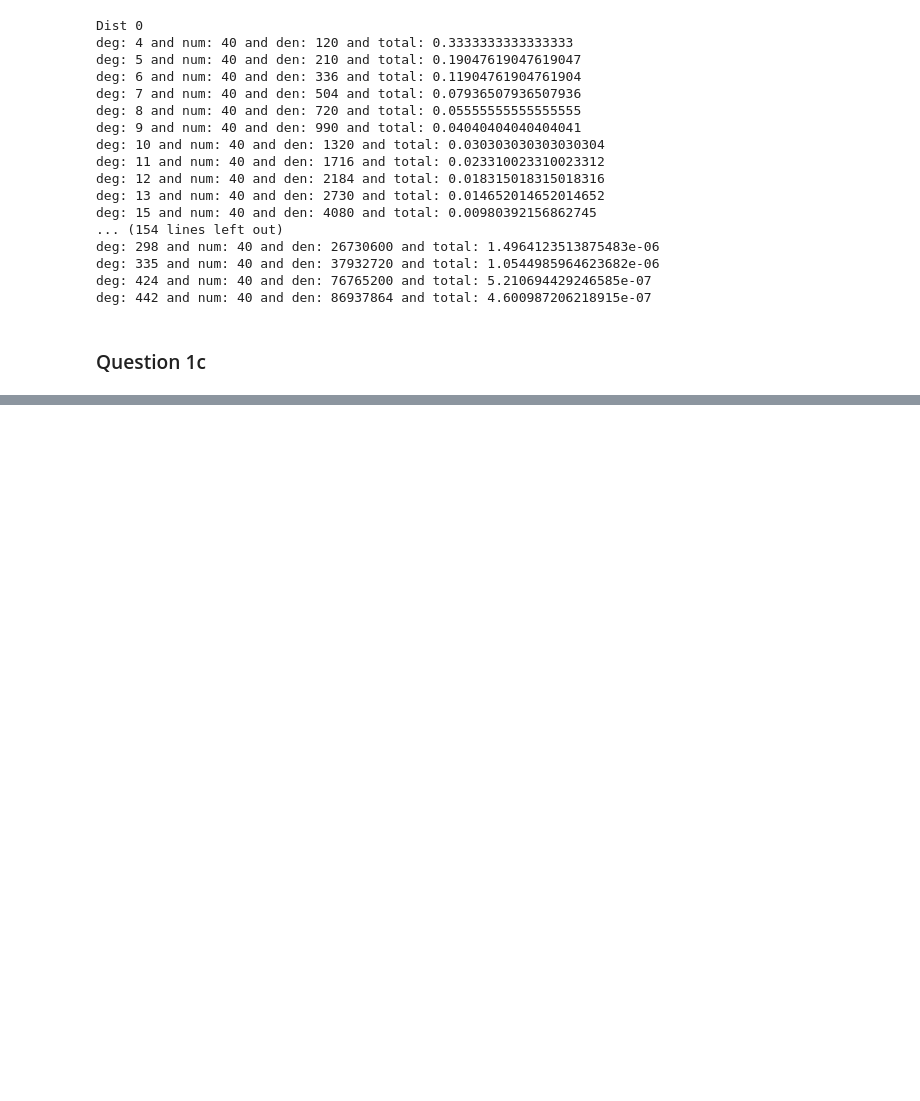
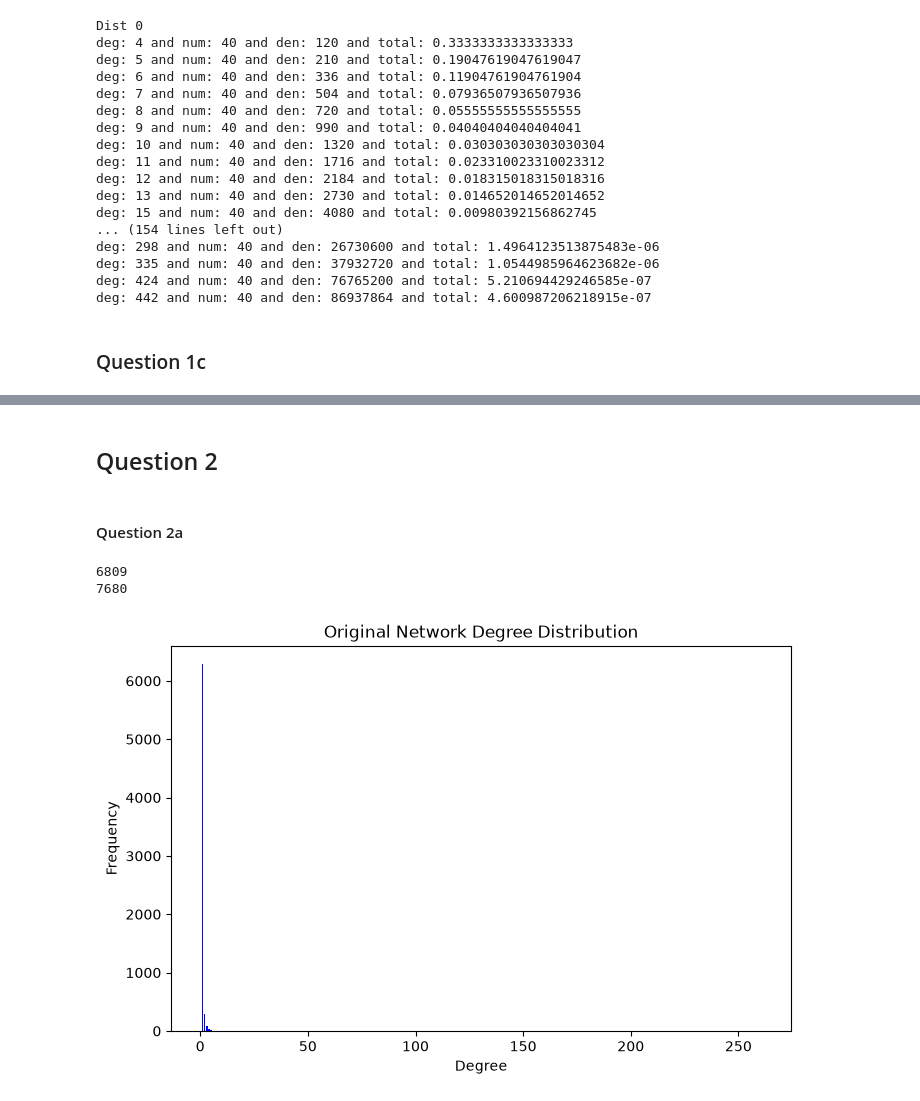
Before and after one commit to gilbertcasey2/nets7052_fa26, a Jupyter notebook: assignments/assignment02.ipynb, the cells around one changed output, grey strips where cells are left out. Saved outputs shown, nothing was run; the diff lists cells and outputs as text; code cells hidden in the pictures; blank space fills up the shorter version.

```diff
--- a/assignments/assignment02.ipynb
+++ b/assignments/assignment02.ipynb
@@ -331,0 +398,26 @@ ax[0].set_title('With log-binning (not ugly)', fontsize='x-large')
+# %% [markdown]
+## Question 2
+# %% [markdown]
+#### Question 2a
+# %%
+from scipy.io import mmread
+
+# Read in data
+matrix = mmread("data/ia-reality/ia-reality.mtx")
+mit_call_network = nx.Graph(matrix)
+
+print(mit_call_network.number_of_nodes())
+print(mit_call_network.number_of_edges())
+
+hist = nx.degree_histogram(mit_call_network)
+plt.figure(figsize=(8, 5))
+plt.bar(range(len(hist)), hist, width=0.8, color="blue")
+
+plt.title("Original Network Degree Distribution")
+plt.xlabel("Degree")
+plt.ylabel("Frequency")
+plt.show()
+# %% [output]
+6809
+7680
+[figure, added]
```
Also changed, not shown: parts of 10 cells of this notebook, 8 other files.
